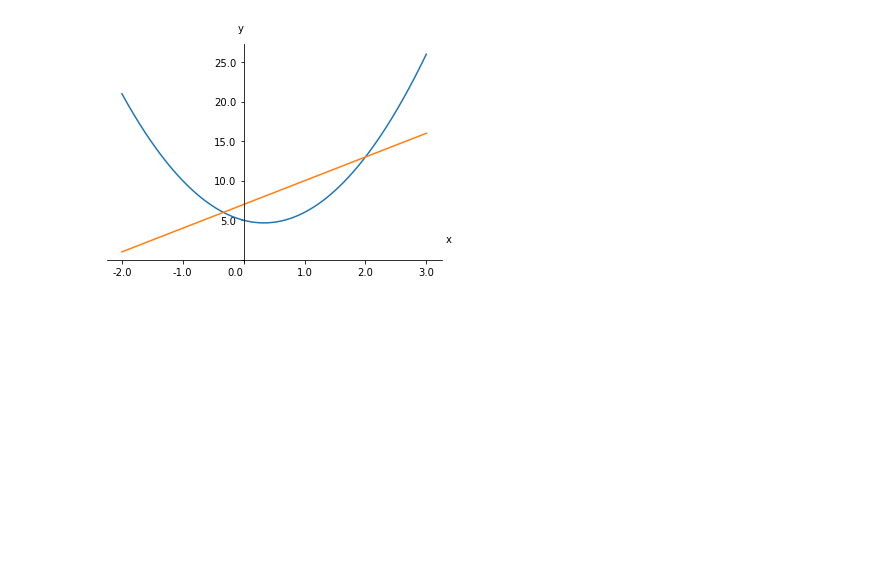
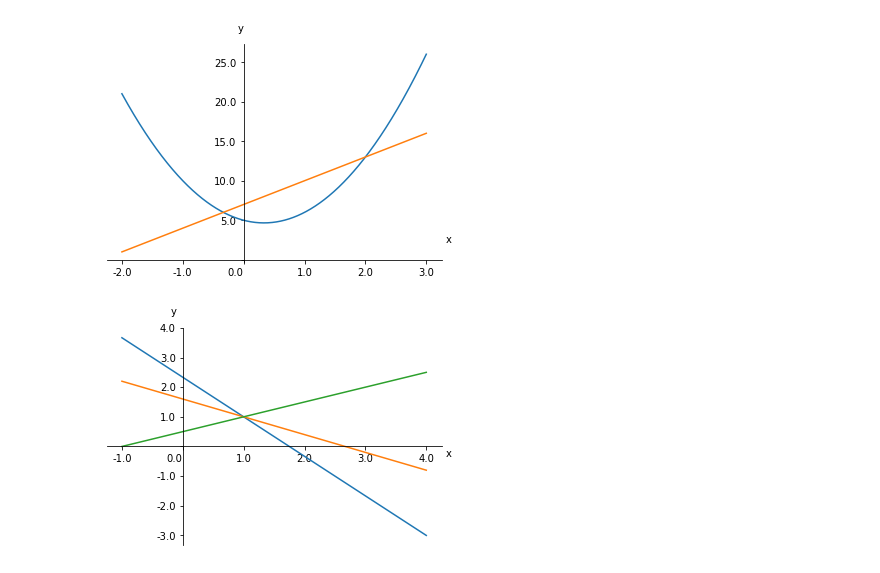
Before and after one commit to kostovhg/SoftUni, a Jupyter notebook: MathConceptsForDevelopers-Sep17/04_Hight-SchoolMaths-E/High-School Maths Exercise/Solutions.ipynb, the cells around one changed output. Saved outputs shown, nothing was run; the diff lists cells and outputs as text; code cells hidden in the pictures; blank space fills up the shorter version.

```diff
--- a/MathConceptsForDevelopers-Sep17/04_Hight-SchoolMaths-E/High-School Maths Exercise/Solutions.ipynb
+++ b/MathConceptsForDevelopers-Sep17/04_Hight-SchoolMaths-E/High-School Maths Exercise/Solutions.ipynb
@@ -326,3 +327,7 @@ plot_math_functions([lambda x: 3 * x**2 - 2 * x + 5, lambda x: 3 * x + 7], -2, 3
 # %% [output]
 [figure]
 [figure]
+# %%
+plot_math_functions([lambda x: (-4 * x + 7) / 3, lambda x: (-3 * x + 8) / 5, lambda x: (-x - 1) / -2], -1, 4, 1000)
+# %% [output]
+[figure, added]
```
Also changed, not shown: parts of 7 cells of this notebook, 1 other file.
